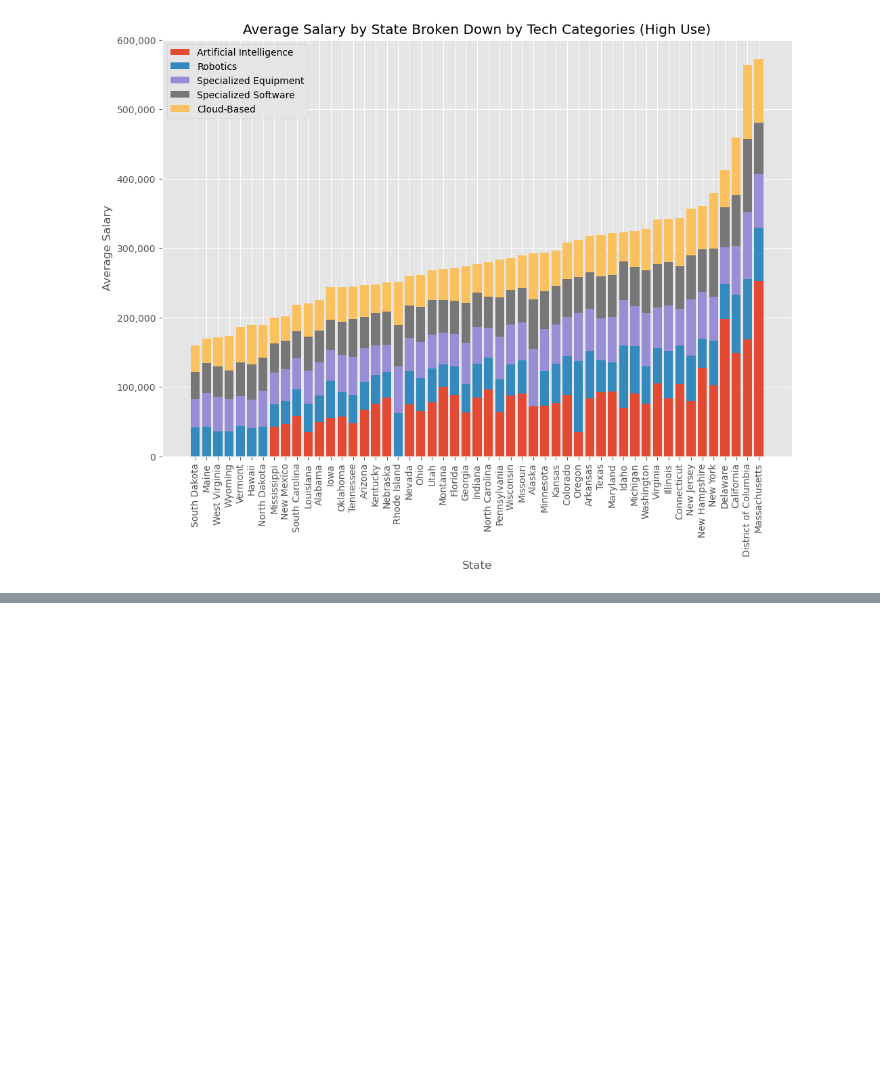
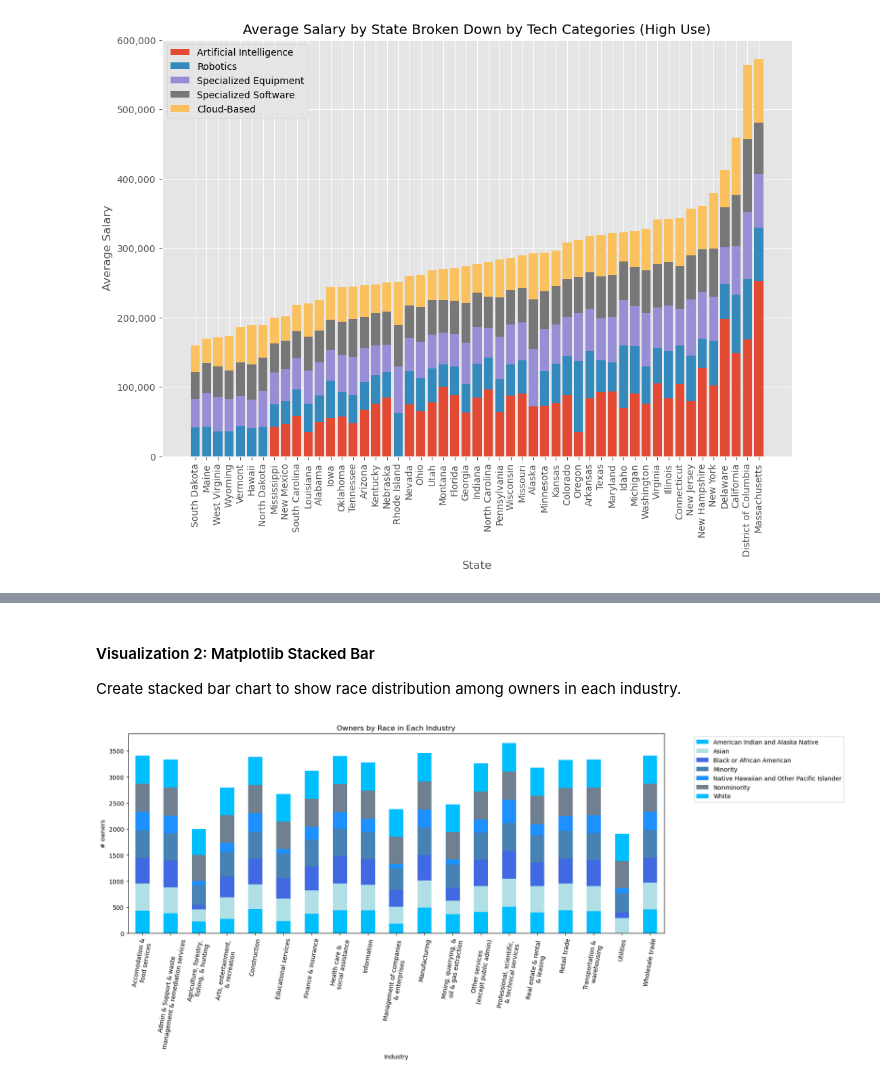
Before and after one commit to DanielnRose/Census_Assesment, a Jupyter notebook: ETL Report and Visulizations.ipynb, the cells around one changed output, grey strips where cells are left out. Saved outputs shown, nothing was run; the diff lists cells and outputs as text; code cells hidden in the pictures; blank space fills up the shorter version.

```diff
--- a/ETL Report and Visulizations.ipynb
+++ b/ETL Report and Visulizations.ipynb
@@ -1021,0 +1069,4 @@ plt.show();
+# %%
+p = pd.read_json(r)
+p.info()
+p.head(10)
@@ -1021,0 +1228,26 @@ plt.show();
+# %% [markdown]
+#### Visualization 2: Matplotlib Stacked Bar
+Create stacked bar chart to show race distribution among owners in each industry.
+# %%
+# Ensure total count for race is not included
+country_viz2 = country_data[country_data['Race'].isin(['Black or African American', 'American Indian and Alaska Native', 'White', 'Nonminority', 'Asian', 'Native Hawaiian and Other Pacific Islander', 'Minority'])]
+
+# Use ind_viz1 from 1st visual to ensure total count and unclassified for industry is not included
+ind_viz2 = ind_viz1
+
+# new df variable for visualization 1
+country_viz2 = country_viz2[country_viz2['Industry'].isin(ind_viz2)]
+count_race = country_viz2.groupby(['Industry', 'Race'])['Race'].size()
+count_race = count_race.unstack(level=1)
+
+# Change colors, add axis labels, title
+ind_race = count_race.plot.bar(color=['powderblue', 'steelblue', 'lightsteelblue', 'dodgerblue', 'deepskyblue', 'royalblue', 'slategray'], stacked = True, width = 0.5, align = 'center', figsize = (16, 6))
+plt.xlabel('Industry')
+plt.ylabel('# owners')
+plt.title('Owners by Race in Each Industry')
+plt.legend(bbox_to_anchor=(1.05, 1.0), loc = 'upper left')
+ind_race.set_xticklabels(["Accomodation &\n food services", "Admin & Support & waste\n management & remediation services", "Agriculture, forestry, \n fishing, & hunting", "Arts, entertainment, \n & recreation", "Construction", "Educational services", "Finance & Insurance", "Health care & \n social assistance", "Information", "Management of companies \n & enterprises", "Manufacturing", "Mining, quarrying, &\n oil & gas extraction", "Other services\n (except public admin)", "Professional, scientific, \n & technical services", "Real estate & rental \n & leasing", "Retail trade", "Transportation & \n warehousing", "Utilities", "Wholesale trade"])
+plt.xticks(rotation=80)
+plt.show()
+# %% [output]
+[figure, added]
```
Also changed, not shown: parts of 38 cells of this notebook.
